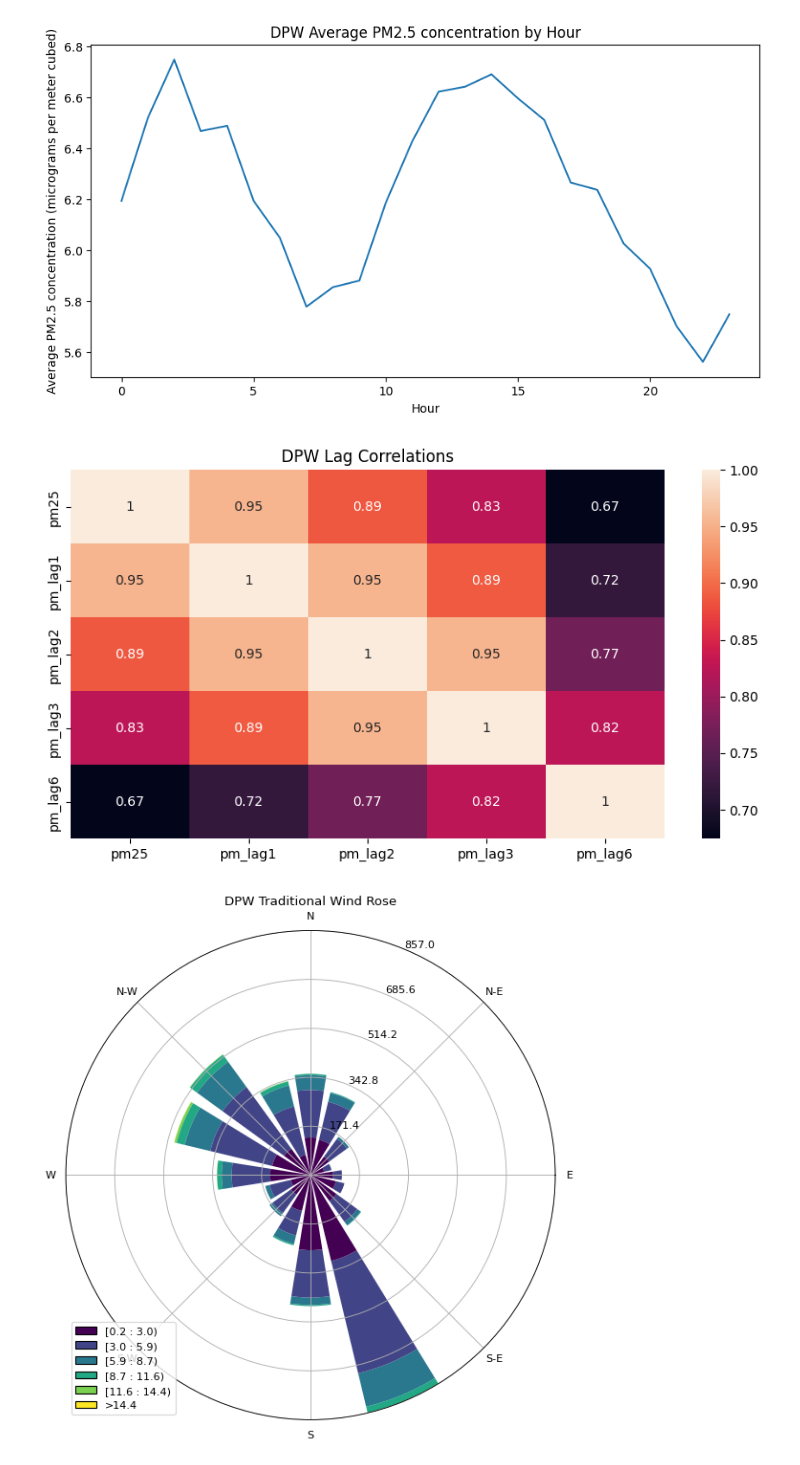
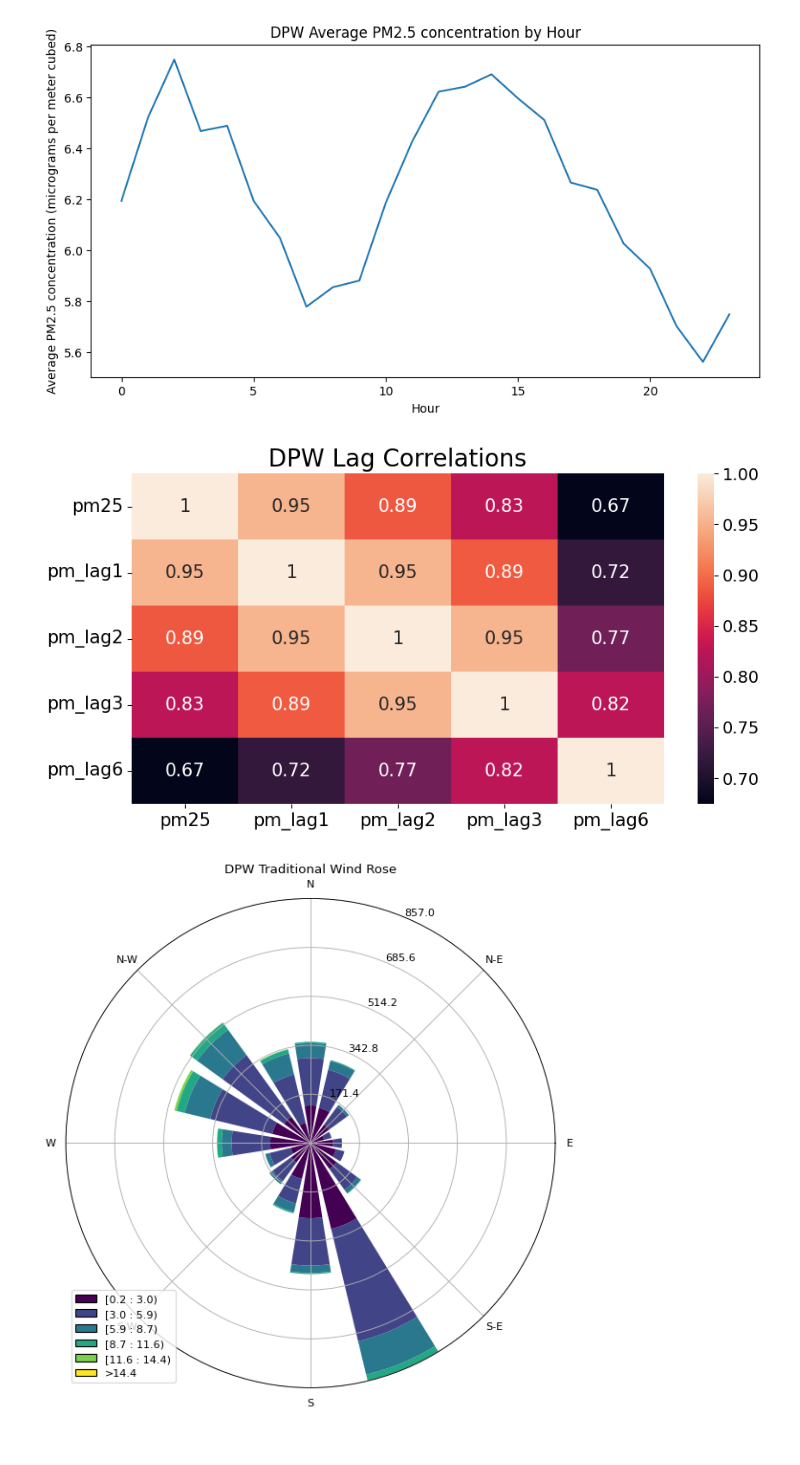
Before and after one commit to jacklardner/wind-pm-analysis, a Jupyter notebook: more_eda.ipynb, the cells around one changed output. Drawn from its saved outputs; the diff is of its cells as text; code cells hidden in the pictures.

Commit message:
made select visuals more readable

```diff
--- a/more_eda.ipynb
+++ b/more_eda.ipynb
@@ -248,15 +248,20 @@ plt.show()
 # %%
 #correlation between various pm lags and pm itself
 lags = ["pm25", "pm_lag1", "pm_lag2", "pm_lag3", "pm_lag6"]
 
 plt.figure(figsize=(10,5))
-sns.heatmap(dpw_final[lags].corr(), annot=True)
-plt.title("DPW Lag Correlations")
+ax = sns.heatmap(dpw_final[lags].corr(), annot=True, annot_kws={"size": 15})
+plt.title("DPW Lag Correlations", fontsize=20)
+plt.yticks(rotation=0)
+
+ax.tick_params(axis="both", labelsize=15)
+cbar = ax.collections[0].colorbar
+cbar.ax.tick_params(labelsize=14)
 
 plt.savefig("eda plots/DPW lag correlations.png")
 plt.show()
 # %% [output]
-[figure, old version]
+[figure, new version]
 # %%
 #wind rose
 ax = WindroseAxes.from_ax()
```
Also changed, not shown: parts of 3 cells of this notebook, 16 other files.
